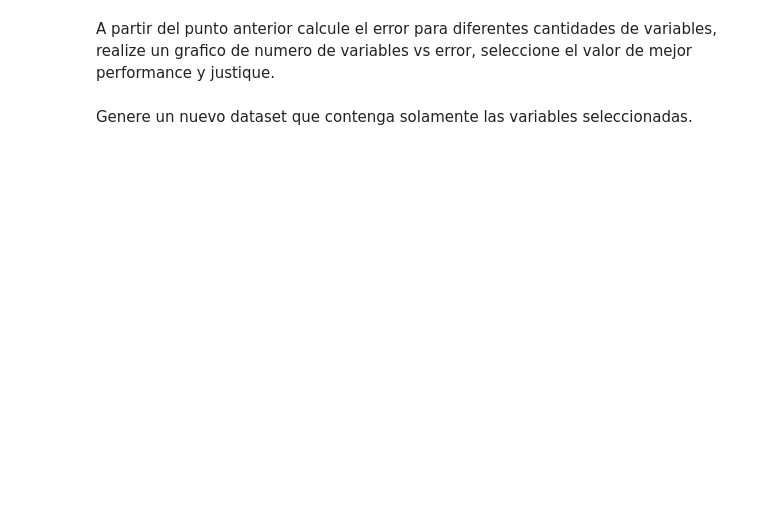
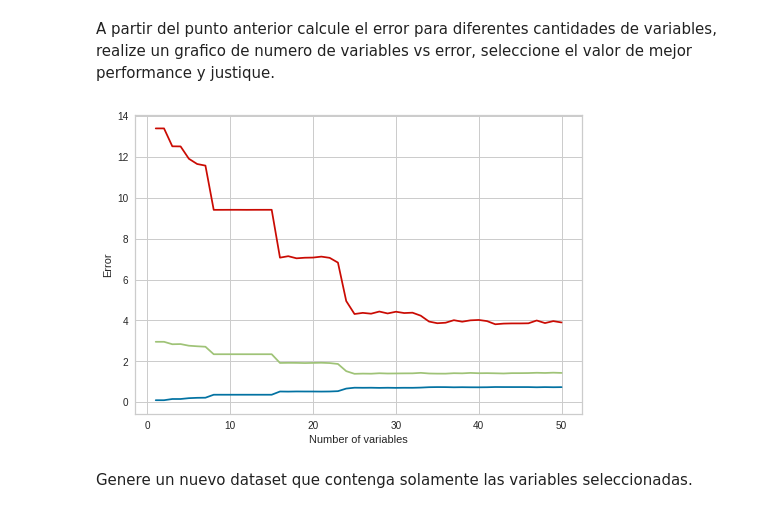
Before and after one commit to georeference-ML-mentoria/AprendizajeAutomatico-, a Jupyter notebook: 4_1_TPractico_Aprendizaje_Supervisado_y_No_Supervisado.ipynb, the cells around one changed output. Cells and saved outputs as stored; diff of their text form; code cells hidden in the pictures; blank space fills up the shorter version.

```diff
--- a/4_1_TPractico_Aprendizaje_Supervisado_y_No_Supervisado.ipynb
+++ b/4_1_TPractico_Aprendizaje_Supervisado_y_No_Supervisado.ipynb
@@ -40,3 +250,8 @@ Existen diversas formas de llevar a cabo este proyecto:
   - Metodos embebidos: Algunos metodos de estimacion poseen procesos internos de clasificacion de variables, en donde se le asigna un nivel de importancia a cada una de ellas que puede luego ser utilizado para conocer su importancia. Ejemplos clasicos son los coeficientes de la regresion de Lasso o el feature importance en implementaciones basadas en arboles como XGBoost.
 
 En base al baseline calculado en el punto anterior comience seleccionando las 50 variables mas importantes en base a la informacion provista por XGBoost.
+# %%
+most_important_col_names = X_train.columns[
+    regressor.feature_importances_.argsort()[-50:][::-1]
+]
+most_important_col_names
@@ -43,4 +273,35 @@ En base al baseline calculado en el punto anterior comience seleccionando las 50
 # %% [markdown]
 A partir del punto anterior calcule el error para diferentes cantidades de variables, realize un grafico de numero de variables vs error, seleccione el valor de mejor performance y justique.
+# %%
+n_col_vs_error_data = {
+    'n_cols': [],
+    'r2_score': [],
+    'mean_abs_error': [],
+    'mean_squared_error': []
+}
+col_names = []
+for col_name in most_important_col_names:
+    col_names.append(col_name)
+
+    regressor = xgb.XGBRegressor(random_state=42)
+
+    regressor.fit(X_train[col_names], y_train)
+
+    y_valid_pred = regressor.predict(X_valid[col_names])
+
+    n_col_vs_error_data['n_cols'].append(len(col_names))
+    n_col_vs_error_data['r2_score'].append(r2_score(y_valid, y_valid_pred))
+    n_col_vs_error_data['mean_abs_error'].append(mean_absolute_error(y_valid, y_valid_pred))
+    n_col_vs_error_data['mean_squared_error'].append(mean_squared_error(y_valid, y_valid_pred))
+
+n_col_vs_error_df = pd.DataFrame(n_col_vs_error_data);
+# %%
+sns.lineplot(data=n_col_vs_error_df, x='n_cols', y='r2_score')
+sns.lineplot(data=n_col_vs_error_df, x='n_cols', y='mean_abs_error')
+sns.lineplot(data=n_col_vs_error_df, x='n_cols', y='mean_squared_error')
+plt.xlabel('Number of variables')
+plt.ylabel('Error');
+# %% [output]
+[figure, added]
 # %% [markdown]
 Genere un nuevo dataset que contenga solamente las variables seleccionadas.
```
Also changed, not shown: parts of 9 cells of this notebook.
